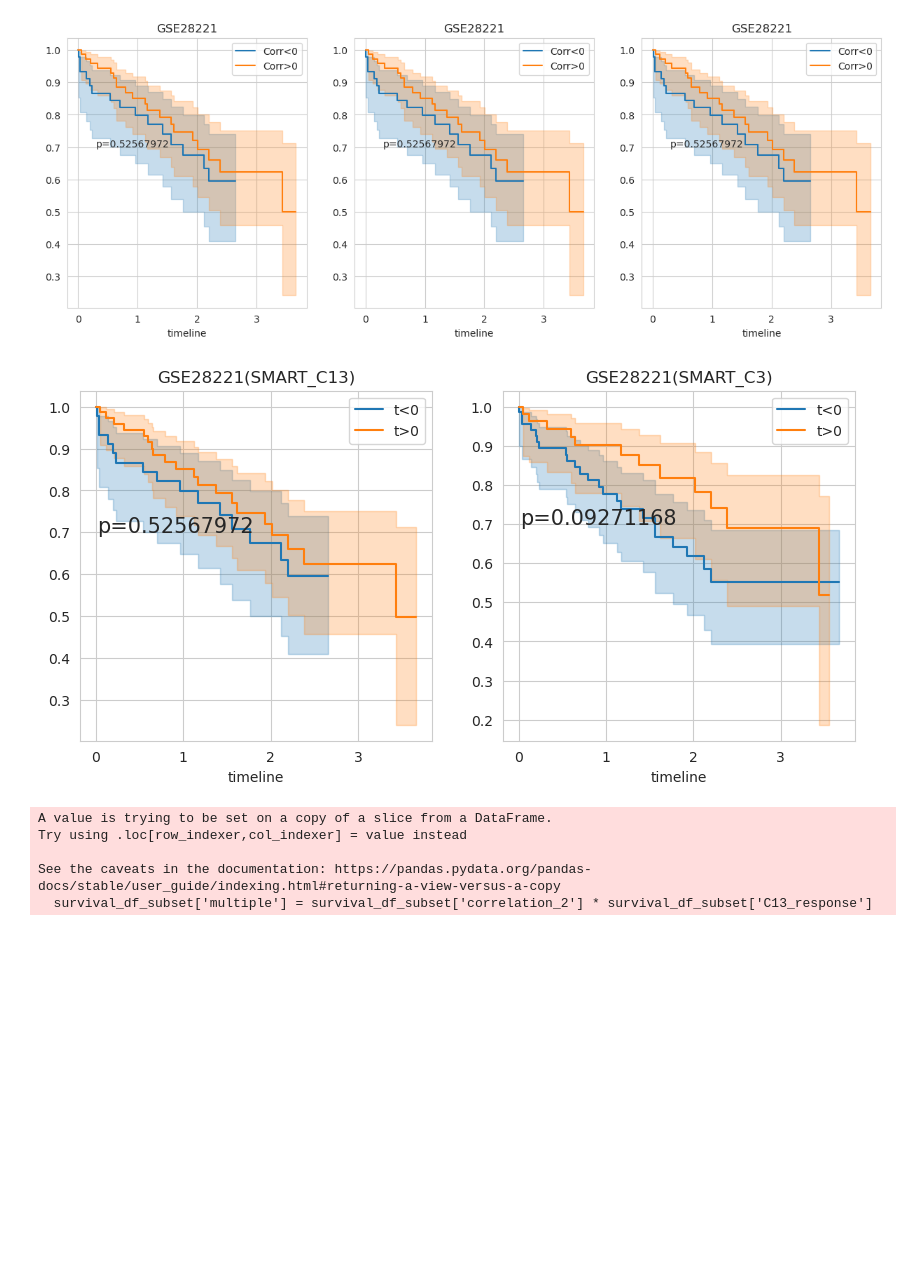
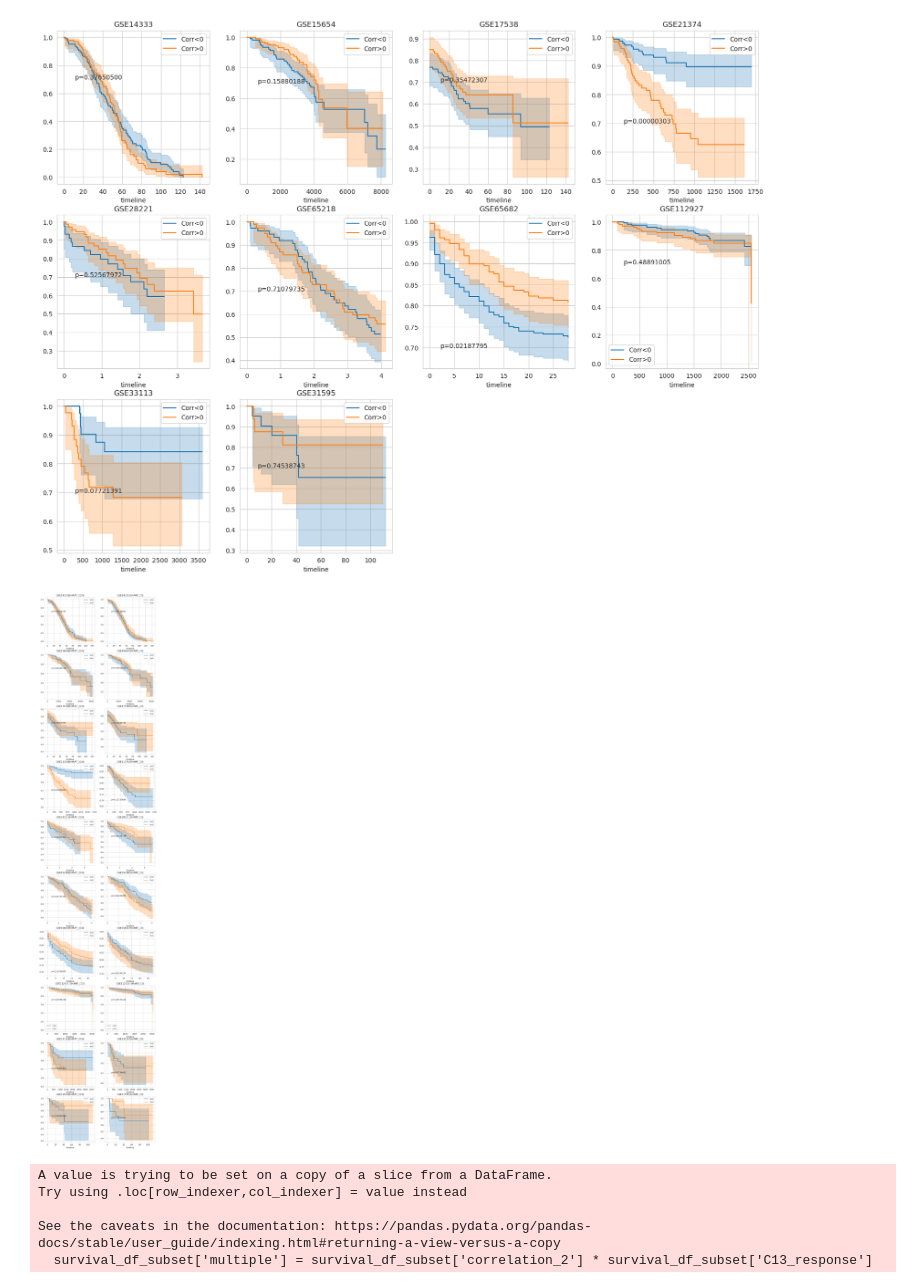
Before and after one commit to yoyoong/Tres, a Jupyter notebook: 4.Macrophage_analysis/validation_plot.ipynb, the cells around one changed output. Saved outputs shown, nothing was run; the diff lists cells and outputs as text; code cells hidden in the pictures; blank space fills up the shorter version.

```diff
--- a/4.Macrophage_analysis/validation_plot.ipynb
+++ b/4.Macrophage_analysis/validation_plot.ipynb
@@ -7,36 +7,38 @@ import os
 from scipy.stats import ranksums
 from sklearn import metrics
 # %%
+import math
 import matplotlib.pyplot as plt
 import matplotlib.gridspec as gridspec
 from lifelines import KaplanMeierFitter
 from lifelines.statistics import logrank_test
 
-dataset_list = ["GSE28221"]
-fig = plt.figure(figsize=(15, 5 * len(dataset_list)))
-gs = gridspec.GridSpec(nrows=len(dataset_list), ncols=3, width_ratios=[1, 1, 1])
+dataset_list = ["GSE14333", "GSE15654", "GSE17538", "GSE21374", "GSE28221", "GSE65218", "GSE65682", "GSE112927", "GSE33113", "GSE31595"]
+fig = plt.figure(figsize=(20, 1.5 * len(dataset_list)))
+gs = gridspec.GridSpec(nrows=math.ceil(len(dataset_list) / 4), ncols=4, width_ratios=[1, 1, 1, 1])
 for i in range(len(dataset_list)):
     dataset = dataset_list[i]
     output_dir = f'/sibcb2/bioinformatics2/hongyuyang/dataset/Tres/4.Macrophage_analysis/{dataset}'
     survival_path = os.path.join(output_dir, f'{dataset}.survival.csv')
     survival_df = pd.read_csv(survival_path).dropna(how='any')
 
-    for flag in [1, 2, 3]:
-        ax = fig.add_subplot(gs[i, flag-1])
-        kmf = KaplanMeierFitter() # KM初始化
-        for group_name, group_data in survival_df.groupby(f'corr_group_{flag}'):
-            kmf.fit(group_data["time"], group_data["death"], label=group_name)
-            kmf.plot_survival_function()
+    ax = fig.add_subplot(gs[int(i / 4), i % 4])
+    kmf = KaplanMeierFitter() # KM初始化
+    for group_name, group_data in survival_df.groupby(f'corr_group_2'):
+    # for group_name, group_data in survival_df.groupby(f'mse_group'):
+        kmf.fit(group_data["time"], group_data["death"], label=group_name)
+        kmf.plot_survival_function()
 
-        flag = (survival_df[f'corr_group_{flag}'] == 'Corr>0')
-        time = survival_df["time"]
-        death = survival_df["death"]
-        results = logrank_test(time[flag], time[~flag], death[flag], death[~flag], alpha=.99)
-        ax.set_title(f"{dataset}")
-        ax.text(max(time) / 4, 0.7, f'p={"{:.8f}".format(results.p_value)}', ha='center', fontsize=10)
+    flag = (survival_df[f'corr_group_2'] == 'Corr>0')
+    # flag = (survival_df[f'mse_group'] == 'mse_high')
+    time = survival_df["time"]
+    death = survival_df["death"]
+    results = logrank_test(time[flag], time[~flag], death[flag], death[~flag], alpha=.99)
+    ax.set_title(f"{dataset}")
+    ax.text(max(time) / 4, 0.7, f'p={"{:.8f}".format(results.p_value)}', ha='center', fontsize=10)
 plt.show()
 # %% [output]
-[figure, old version]
+[figure, new version]
 # %%
 import matplotlib.pyplot as plt
 import matplotlib.gridspec as gridspec
@@ -44,9 +46,9 @@ from lifelines import KaplanMeierFitter
 from lifelines.statistics import logrank_test
 
 # get bulk response survival data
-dataset_list = ["GSE28221"]
-fig = plt.figure(figsize=(10, 10))
-gs = gridspec.GridSpec(nrows=2, ncols=2, height_ratios=[1, 1], width_ratios=[1, 1])
+dataset_list = ["GSE14333", "GSE15654", "GSE17538", "GSE21374", "GSE28221", "GSE65218", "GSE65682", "GSE112927", "GSE33113", "GSE31595"]
+fig = plt.figure(figsize=(10, 5 * len(dataset_list)))
+gs = gridspec.GridSpec(nrows=len(dataset_list), ncols=2, width_ratios=[1, 1])
 for i in range(len(dataset_list)):
     dataset = dataset_list[i]
     output_dir = f'/sibcb2/bioinformatics2/hongyuyang/dataset/Tres/4.Macrophage_analysis/{dataset}'
@@ -70,10 +72,10 @@ for i in range(len(dataset_list)):
         death = survival_df["death"]
         results = logrank_test(time[flag], time[~flag], death[flag], death[~flag], alpha=.99)
         ax.set_title(f"{dataset}({signature_name})")
-        ax.text(max(time) / 4, 0.7, f'p={"{:.8f}".format(results.p_value)}', ha='center', fontsize=15)
+        ax.text(max(time) / 4, 0.7, f'p={"{:.8f}".format(results.p_value)}', ha='center', fontsize=10)
 plt.show()
 # %% [output]
-[figure, old version]
+[figure, new version]
 # %%
 # Cox模型求系数和p值
 import matplotlib.pyplot as plt
```
Also changed, not shown: 3 other files.
